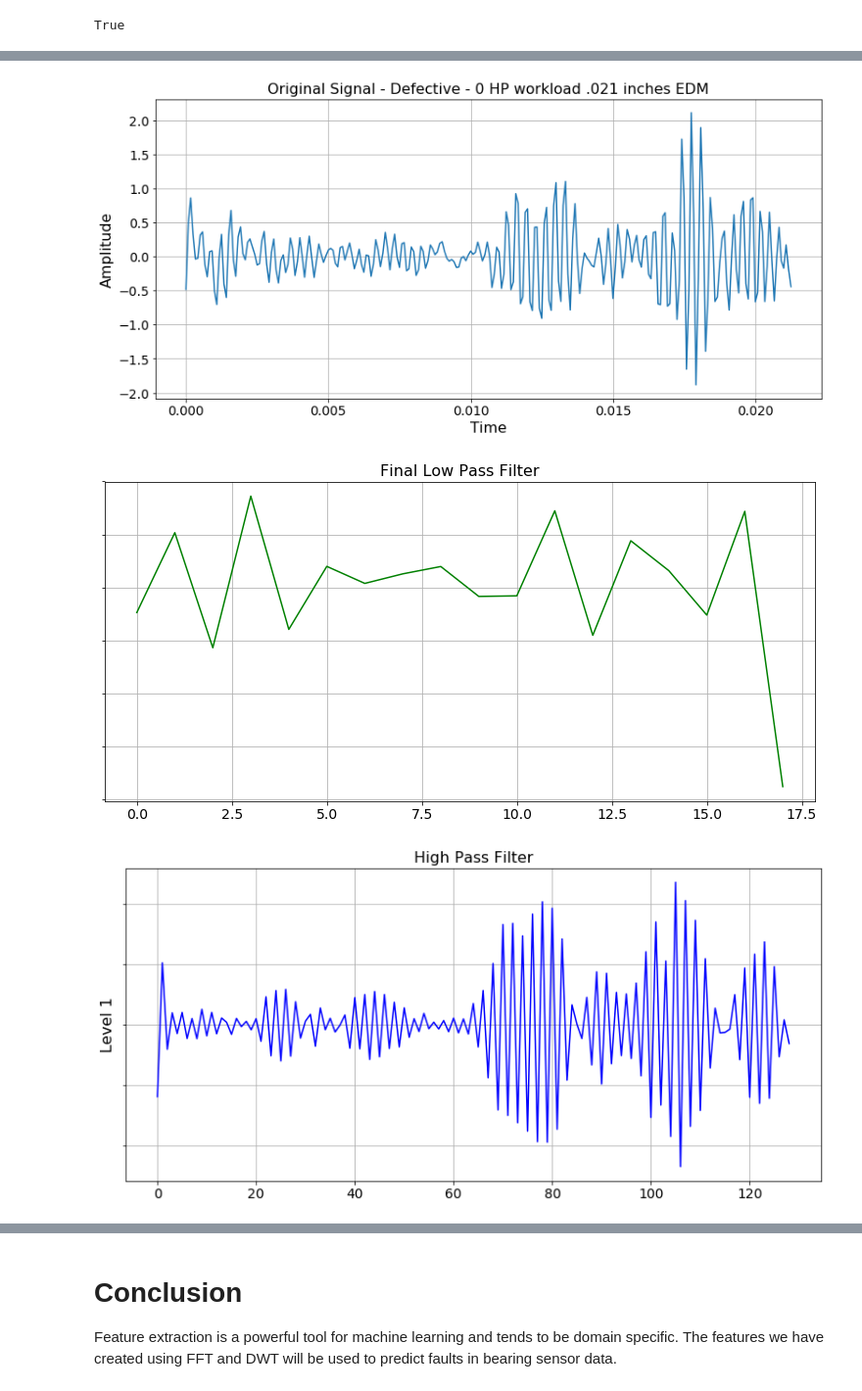
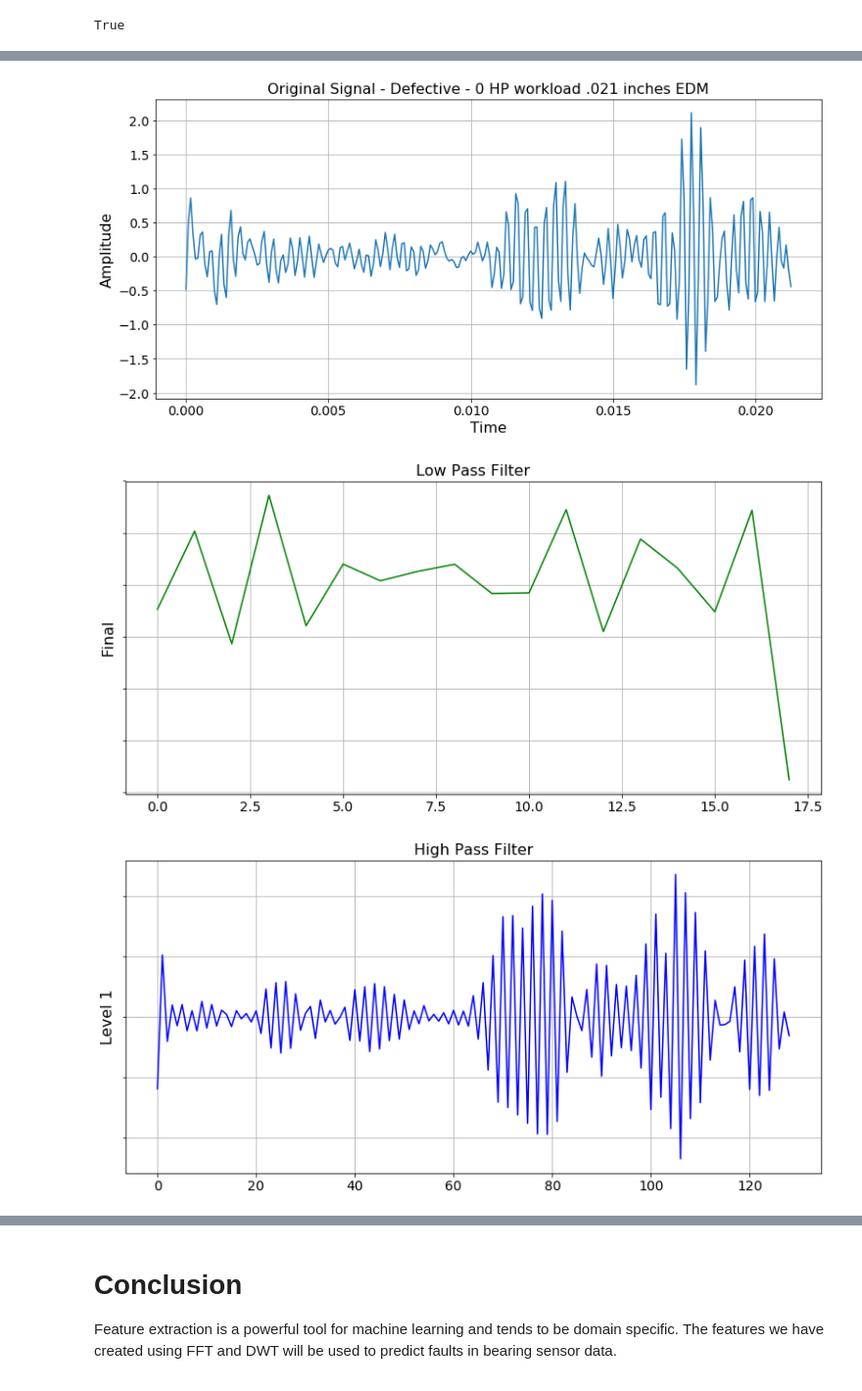
Before and after one commit to paulscheibal/SBDataScienceCert, a Jupyter notebook: CapstoneP2/Notebooks/SignalFeatureEngineeringforBearingData.ipynb, the cells around one changed output, grey strips where cells are left out. Shown at 98% size. Cells and saved outputs as stored; diff of their text form; code cells hidden in the pictures.

```diff
--- a/CapstoneP2/Notebooks/SignalFeatureEngineeringforBearingData.ipynb
+++ b/CapstoneP2/Notebooks/SignalFeatureEngineeringforBearingData.ipynb
@@ -500,39 +500,40 @@ coef = pywt.wavedec(y,waveletname,level=dwt_levels)
 
 fig, ax = plt.subplots()
 plt.plot(coef[0],color='green')
-plt.title('Final Low Pass Filter', fontsize=16)
+plt.title('Low Pass Filter', fontsize=16)
+plt.ylabel('Final', fontsize=16)
 ax.set_yticklabels([])
 plt.grid(True)
 for tick in ax.get_xticklabels():
     tick.set_fontsize(14)
 for tick in ax.get_yticklabels():
     tick.set_fontsize(14)
 plt.show()
 
 for i in range(1,len(coef)):
     fig, ax = plt.subplots()
     j = len(coef) - i
     plt.plot(coef[j],color='blue')
     plt.title('High Pass Filter', fontsize=16)
     plt.ylabel('Level ' + str(i), fontsize=16)
     ax.set_yticklabels([])
     plt.grid(True)
     for tick in ax.get_xticklabels():
         tick.set_fontsize(14)
     for tick in ax.get_yticklabels():
         tick.set_fontsize(14)
     plt.show()
 
 X = extract_dwt_features(y, waveletname,dwt_levels)
 
 print('Number of Features Extracted from Entropy, Statistics and Crossings:', len(X))
 print('\n')
 print('Feature input from Entropy, Statistics and Crossings...')
 print('\n')
 print(X)
 # %% [output]
 [figure]
-[figure, old version]
+[figure, new version]
 [figure]
 [figure]
 [figure]
```
